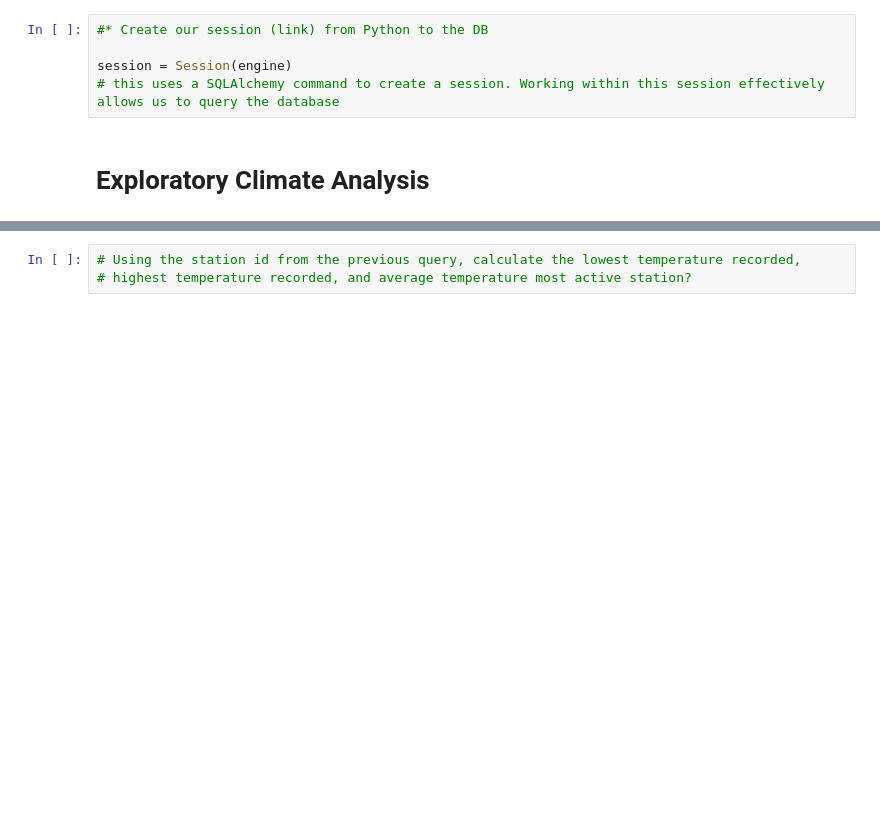
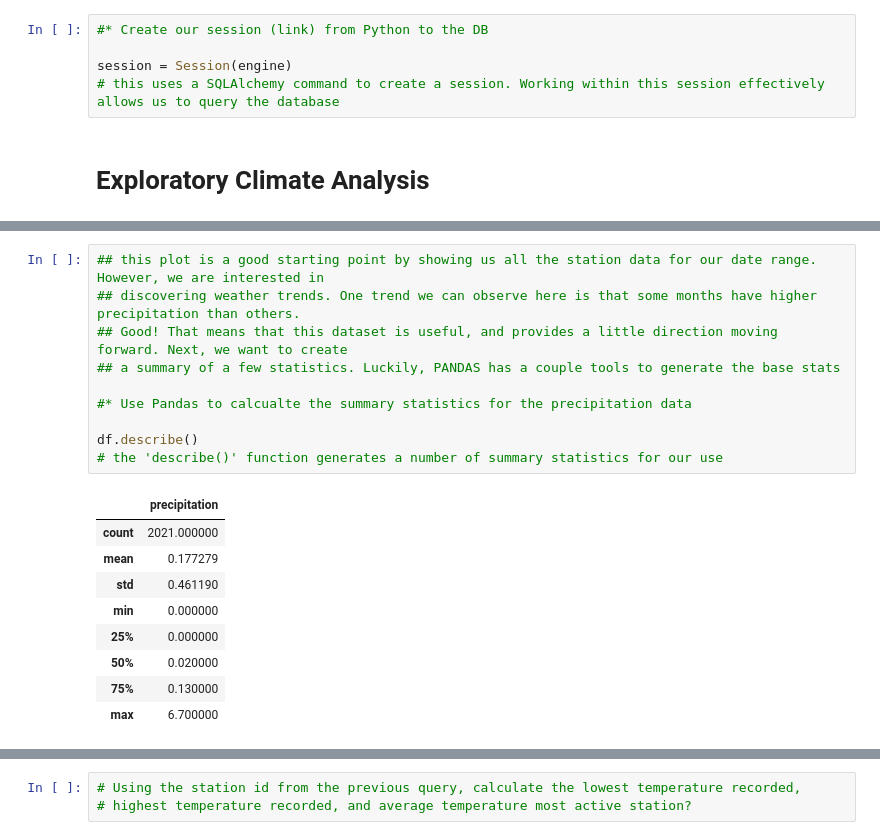
Before and after one commit to pojones/surfs_up, a Jupyter notebook: climate_analysis.ipynb, the cells around one changed output, grey strips where cells are left out. Drawn from its saved outputs; the diff is of its cells as text; blank space fills up the shorter version.

```diff
--- a/climate_analysis.ipynb
+++ b/climate_analysis.ipynb
@@ -71,0 +151,20 @@ session = Session(engine)
+# %%
+## this plot is a good starting point by showing us all the station data for our date range. However, we are interested in
+## discovering weather trends. One trend we can observe here is that some months have higher precipitation than others.
+## Good! That means that this dataset is useful, and provides a little direction moving forward. Next, we want to create
+## a summary of a few statistics. Luckily, PANDAS has a couple tools to generate the base stats
+
+#* Use Pandas to calcualte the summary statistics for the precipitation data
+
+df.describe()
+# the 'describe()' function generates a number of summary statistics for our use
+# %% [output]
+|  | precipitation |
+| count | 2021.000000 |
+| mean | 0.177279 |
+| std | 0.461190 |
+| min | 0.000000 |
+| 25% | 0.000000 |
+| 50% | 0.020000 |
+| 75% | 0.130000 |
+| max | 6.700000 |
```
Also changed, not shown: parts of 9 cells of this notebook.
